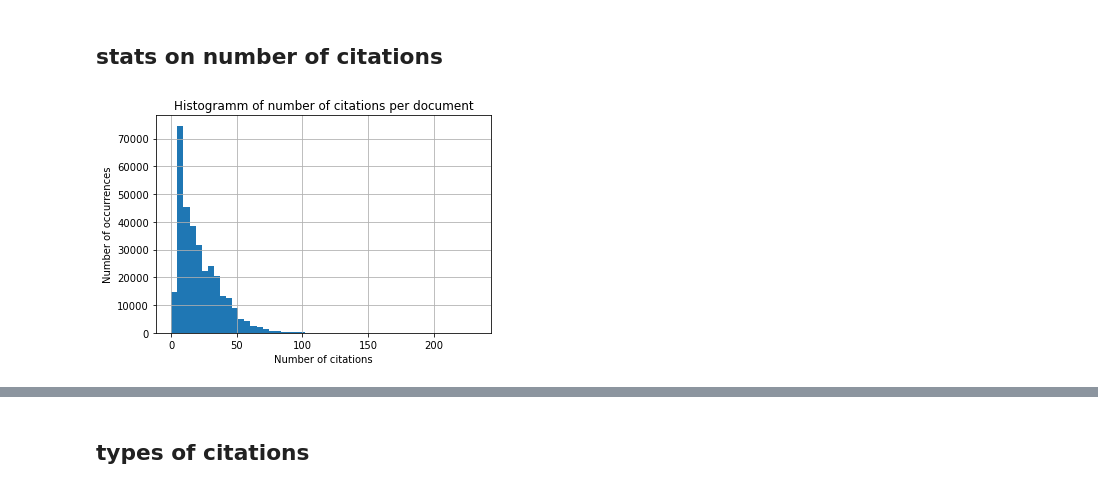
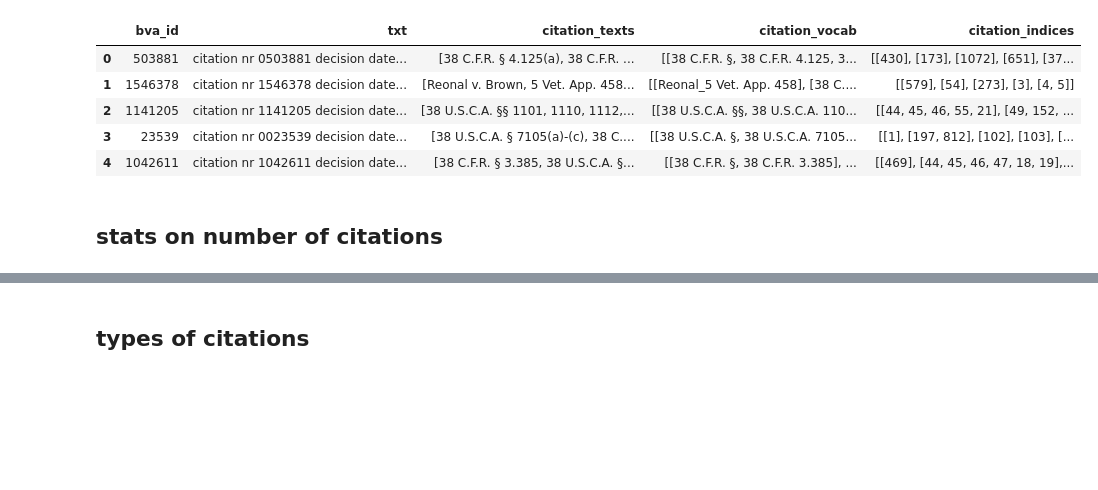
Before and after one commit to ottozastrow/co-cite, a Jupyter notebook: data_analysis/dataset statistics.ipynb, the cells around one changed output, grey strips where cells are left out. Saved outputs shown, nothing was run; the diff lists cells and outputs as text; code cells hidden in the pictures; blank space fills up the shorter version.

```diff
--- a/data_analysis/dataset statistics.ipynb
+++ b/data_analysis/dataset statistics.ipynb
@@ -4,21 +4,28 @@ import matplotlib.pyplot as plt
 # %%
 import os
 import json
 import pandas as pd
+import tqdm
 
 # read file
-data_dir = "../external_projects/bva-citation-prediction/data/preprocessed-cached/preprocessed-cached-v4/"
+data_dir = "../../external_projects/bva-citation-prediction/data/preprocessed-cached/preprocessed-cached-v4-mini/"
 # get list of filepaths in data_dir
 filepaths = [os.path.join(data_dir, f) for f in os.listdir(data_dir) if f.endswith('.json')]
 
-# read filepaths into dataframe
-dicts = []
-for filepath in (filepaths):
-    with open(filepath) as f:
-        data = json.load(f)
-        dicts.append(data)
+dfs = [] # an empty list to store the data frames
+for file in tqdm.tqdm(filepaths):
+    data = pd.read_json(file, lines=True) # read data frame from json file
+    dfs.append(data) # append the data frame to the list
 
-df = pd.DataFrame.from_dict(dicts)
+df = pd.concat(dfs, ignore_index=True)
+df.head()
+# %% [output]
+|  | bva_id | txt | citation_texts | citation_vocab | citation_indices |
+| 0 | 503881 | citation nr 0503881 decision date... | [38 C.F.R. § 4.125(a), 38 C.F.R. ... | [[38 C.F.R. §, 38 C.F.R. 4.125, 3... | [[430], [173], [1072], [651], [37... |
+| 1 | 1546378 | citation nr 1546378 decision date... | [Reonal v. Brown, 5 Vet. App. 458... | [[Reonal_5 Vet. App. 458], [38 C.... | [[579], [54], [273], [3], [4, 5]] |
+| 2 | 1141205 | citation nr 1141205 decision date... | [38 U.S.C.A. §§ 1101, 1110, 1112,... | [[38 U.S.C.A. §§, 38 U.S.C.A. 110... | [[44, 45, 46, 55, 21], [49, 152, ... |
+| 3 | 23539 | citation nr 0023539 decision date... | [38 U.S.C.A. § 7105(a)-(c), 38 C.... | [[38 U.S.C.A. §, 38 U.S.C.A. 7105... | [[1], [197, 812], [102], [103], [... |
+| 4 | 1042611 | citation nr 1042611 decision date... | [38 C.F.R. § 3.385, 38 U.S.C.A. §... | [[38 C.F.R. §, 38 C.F.R. 3.385], ... | [[469], [44, 45, 46, 47, 18, 19],... |
 # %%
 # return all occurences of str in string
 def find_all(a_str, sub):
@@ -32,12 +39,3 @@ def find_all(a_str, sub):
 df['num_citations'] = df['citation_vocab'].apply(lambda x: len(x))
 # %% [markdown]
 ## stats on number of citations
-# %%
-# plot histogramm
-df['num_citations'].hist(bins=50)
-plt.title('Histogramm of number of citations per document')
-plt.ylabel('Number of occurrences')
-plt.xlabel('Number of citations')
-plt.show()
-# %% [output]
-[figure, removed]
```
Also changed, not shown: parts of 13 cells of this notebook, 3 other files.
